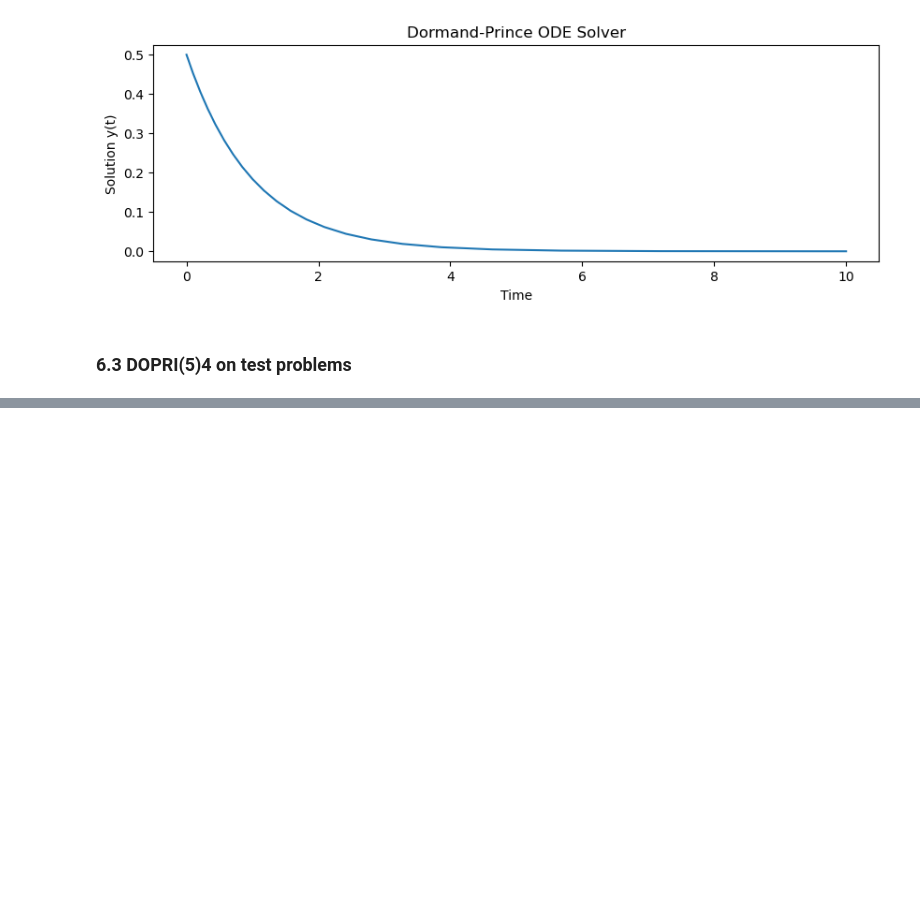
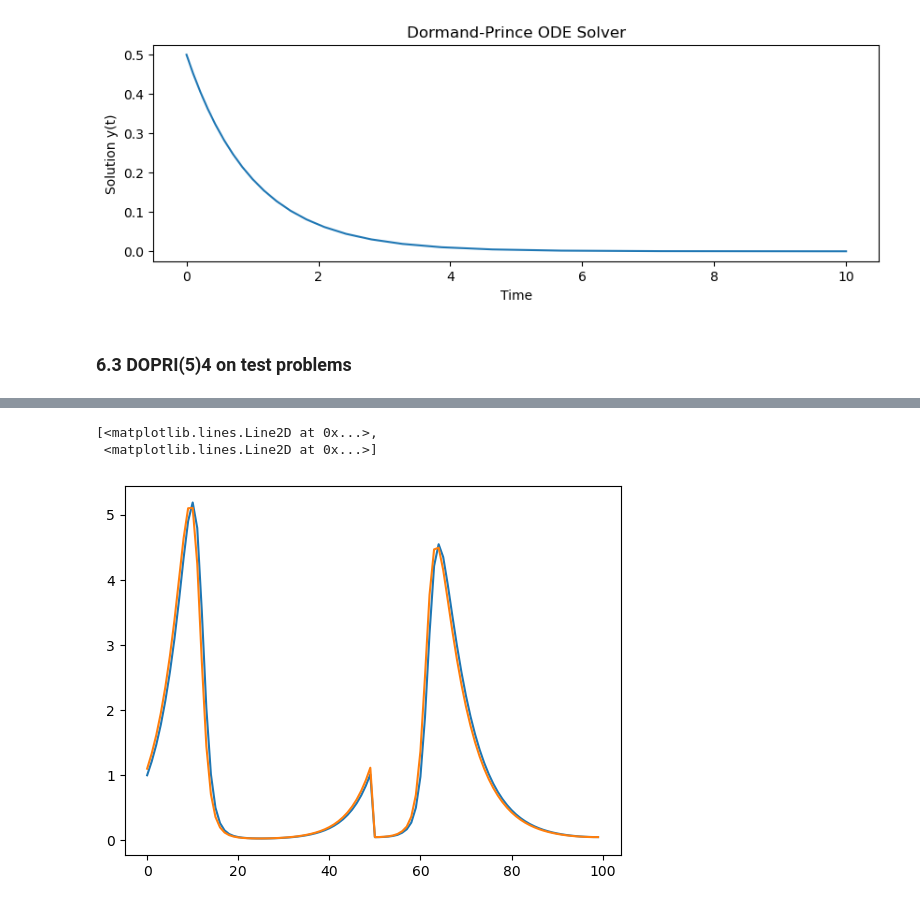
Before and after one commit to EstherCon0/SciComDiff, a Jupyter notebook: Exam_6.ipynb, the cells around one changed output, grey strips where cells are left out. Cells and saved outputs as stored; diff of their text form; code cells hidden in the pictures; blank space fills up the shorter version.

Commit message:
dopri54 not working for predator prey

```diff
--- a/Exam_6.ipynb
+++ b/Exam_6.ipynb
@@ -261,0 +283,13 @@ plt.show()
+# %%
+from project.solver import adaptive_rk45
+from project.models import PreyPredator
+import numpy as np
+
+def PreyPredator(t:float, x, params:tuple=(1, 0.8)):
+    a, b = params
+    x1, x2 = x
+    dx1 = a * (1 - x2) * x1
+    dx2 = -b * (1 - x1) * x2
+    return np.array([dx1, dx2])
+
+res = adaptive_rk45(PreyPredator, np.array([1.0, 0.05]).reshape(-1,1), t0=0, t_end=5, h=0.1, tol=1e-3)
@@ -261,0 +315,18 @@ plt.show()
+# %%
+from scipy.integrate import solve_ivp
+import matplotlib.pyplot as plt
+import numpy as np
+
+def PreyPredator(t:float, x, params:tuple=(1, 0.8)):
+    a, b = params
+    x1, x2 = x
+    dx1 = a * (1 - x2) * x1
+    dx2 = -b * (1 - x1) * x2
+    return np.array([dx1, dx2]).reshape(-1,1)
+
+res = solve_ivp(PreyPredator, t_span=(0,10), t_eval=np.linspace(0,10,100), y0=np.array([1, 0.05]).reshape(-1,), method='RK45', vectorized=True)
+plt.plot(res.y.reshape(-1, 2))
+# %% [output]
+[<matplotlib.lines.Line2D at 0x...>,
+ <matplotlib.lines.Line2D at 0x...>]
+[figure, added]
```
Also changed, not shown: parts of 6 cells of this notebook, 3 other files.
